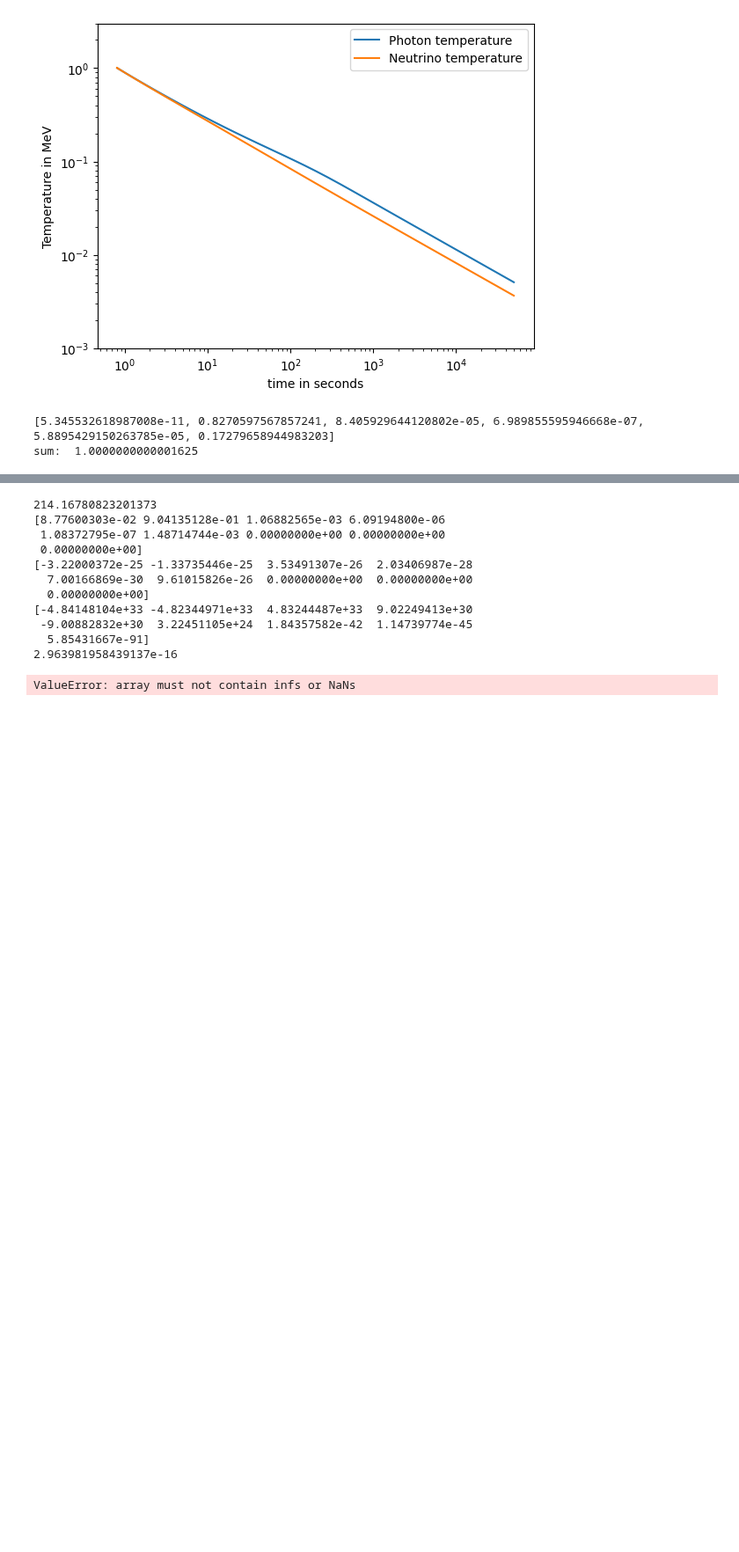
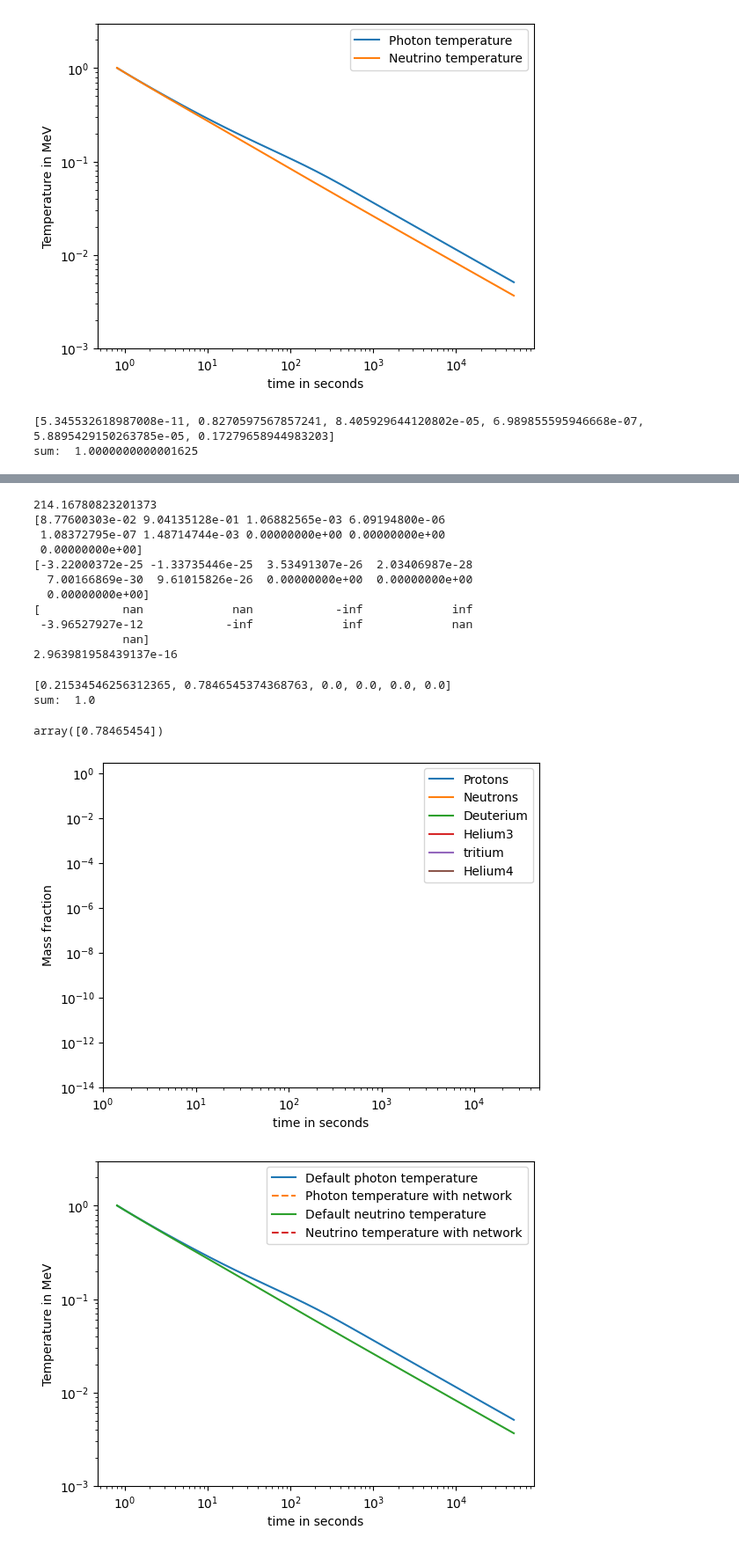
Before and after one commit to hansbdein/Speciale, a Jupyter notebook: bbn_pynucastro.ipynb, the cells around one changed output, grey strips where cells are left out. Shown at 88% size. Saved outputs shown, nothing was run; the diff lists cells and outputs as text; code cells hidden in the pictures; blank space fills up the shorter version.

```diff
--- a/bbn_pynucastro.ipynb
+++ b/bbn_pynucastro.ipynb
@@ -505,7 +507,7 @@ print(solY.t[step]/timeunit)
 #[solY.y[n_bparams:][i][120] for i in range(6)]
 print(solY.y[n_bparams:].T[step])
 print(dYdt(solY.t[step],solY.y[n_bparams:].T[step],solY.y[0][step],solY.y[2][step]))
-print(bbn_n.rhs(solY.t[step]/timeunit, solY.y[n_bparams:].T[step], solY.y[0][step]*TMeV2T9*1e9,1e5)*timeunit)
+print(bbn_n.rhs(solY.t[step]/timeunit, solY.y[n_bparams:].T[step], solY.y[0][step]*TMeV2T9*1e9,1e-5)/timeunit)
 print(eta_ini*n_gamma_ini/solY.y[2][step]**3*m_p/gcm3)
 #e4 til e3
 # %% [output]
@@ -516,9 +518,9 @@ print(eta_ini*n_gamma_ini/solY.y[2][step]**3*m_p/gcm3)
 [-3.22000372e-25 -1.33735446e-25  3.53491307e-26  2.03406987e-28
   7.00166869e-30  9.61015826e-26  0.00000000e+00  0.00000000e+00
   0.00000000e+00]
-[-4.84148104e+33 -4.82344971e+33  4.83244487e+33  9.02249413e+30
- -9.00882832e+30  3.22451105e+24  1.84357582e-42  1.14739774e-45
-  5.85431667e-91]
+[            nan             nan            -inf             inf
+ -3.96527927e-12            -inf             inf             nan
+             nan]
 2.963981958439137e-16
 # %%
 #New Reaction rates
@@ -559,7 +561,7 @@ def dbackground(t,y):   #solve h and T, y[0] = T, y[1] = h and y[2] = a
 
 
 def dall(t,y):   #solve h and T, y[0] = T and y[1] = h
-    return [dTdt(t,*y[:n_bparams]),dhdt(t,*y[:n_bparams]),dadt(t,*y[:n_bparams])]+list(bbn_n.rhs(t/timeunit, y[n_bparams:], y[0]*TMeV2T9*1e9,eta_ini*n_gamma_ini/y[2]**3/meter**3)*timeunit)
+    return [dTdt(t,*y[:n_bparams]),dhdt(t,*y[:n_bparams]),dadt(t,*y[:n_bparams])]+list(bbn_n.rhs(t/timeunit, y[n_bparams:], y[0]*TMeV2T9*1e9,1e7/y[2]**3)/timeunit)
 
 #solY = integrate.solve_ivp(dall, [t_range[0]*0.9999, t_range[0]], [T_ini,h_ini,1]+list(Y_ini),method='RK45')#,t_eval=t_space)
 #print(solY)
@@ -571,4 +573,70 @@ abun=[abun[-1] for abun in solY.y[n_bparams:]]
 print([abun[0],abun[1],2*abun[2],3*abun[3],3*abun[4],4*abun[5]])
 print('sum: ',abun[0]+abun[1]+2*abun[2]+3*abun[3]+3*abun[4]+4*abun[5])
 # %% [output]
-ValueError: array must not contain infs or NaNs
+[0.21534546256312365, 0.7846545374368763, 0.0, 0.0, 0.0, 0.0]
+sum:  1.0
+# %%
+solY.y[n_bparams+1]
+# %% [output]
+array([0.78465454])
+# %%
+# Plot the results
+plt.figure('abundance')
+plt.plot(solY.t/timeunit, solY.y[n_bparams+1], label='Protons')
+plt.plot(solY.t/timeunit, solY.y[n_bparams], label='Neutrons')
+#plt.plot(solY.t/timeunit, -solY.y[n_bparams+1], label='-Neutrons')
+plt.plot(solY.t/timeunit, 2*solY.y[n_bparams+2], label='Deuterium')
+#plt.plot(solY.t/timeunit, -2*solY.y[n_bparams+2], label='-Deuterium')
+plt.plot(solY.t/timeunit, 3*solY.y[n_bparams+4], label='Helium3')
+plt.plot(solY.t/timeunit, 3*solY.y[n_bparams+3], label='tritium')
+plt.plot(solY.t/timeunit, 4*solY.y[n_bparams+5], label='Helium4')
+#plt.plot(solY.t/timeunit, [1e-4 for t in solY.t], 'k+',label='eval test')
+#plt.plot(sol.t, sol.y[3]/sol.y[2], label='n/p')
+
+#print(solY.y[n_bparams:])
+#print(solY)
+plt.xlabel('time in seconds')
+plt.ylabel('Mass fraction')
+plt.ylim(1e-14,3)
+plt.xlim(1,5e4)
+
+plt.xscale('log')
+plt.yscale('log')
+
+#plt.xlim((1, 5e4))
+#plt.ylim((1e-10,1.1))
+
+plt.legend()
+plt.show()
+
+plt.figure('temperature')
+
+# Plot the Temperature
+plt.plot(sol.t/timeunit, sol.y[0], label='Default photon temperature')
+plt.plot(solY.t/timeunit, solY.y[0],'--', label='Photon temperature with network')
+
+# Test with completely radiation dominated universe
+#t_space=solY.t
+#T_approx=np.sqrt(1.226*10**21/t_space)
+#T_approx=1/np.sqrt(t_space/timeunit)/10.4*TMeV2T9
+plt.plot(sol.t/timeunit, T_ini/sol.y[2], label='Default neutrino temperature')
+plt.plot(solY.t/timeunit, T_ini/solY.y[2],'--', label='Neutrino temperature with network')
+
+#plot the scale factor
+#plt.plot(sol.t/timeunit, sol.y[2]/1e3, label='scale factor')
+
+#fix the axis
+plt.xlabel('time in seconds')
+plt.ylabel('Temperature in MeV')
+
+plt.xscale('log')
+plt.yscale('log')
+
+# plt.xlim((0.1, 2e5))
+plt.ylim((1e-3,3))
+
+plt.legend()
+plt.show()
+# %% [output]
+[figure, added]
+[figure, added]
```
Also changed, not shown: parts of 1 cell of this notebook, 1 other file.
